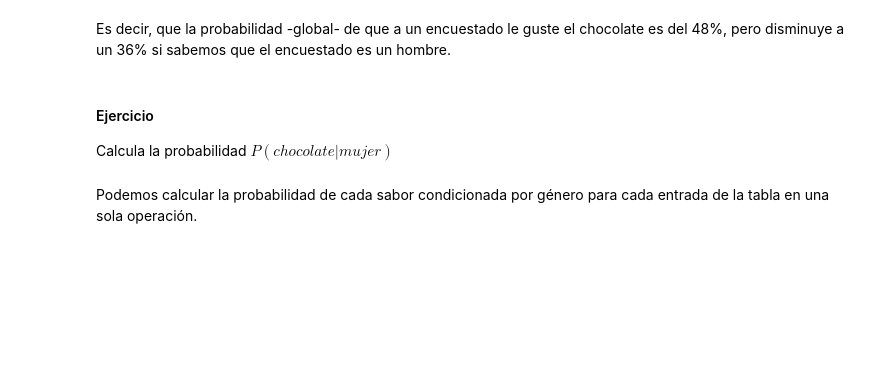
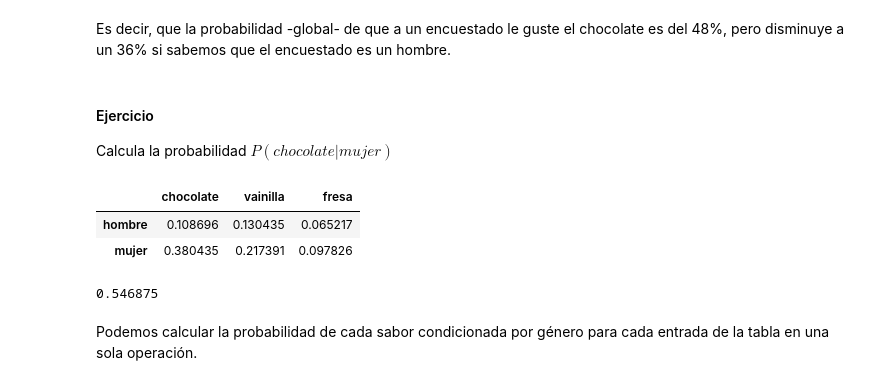
Before and after one commit to Vic263RP/MIA3-Formacion-2023-UV-AI, a Jupyter notebook: B1_HerramientasParaIA/T2_Estadistica/notebookProbabilidad/probabilidad.ipynb, the cells around one changed output. Saved outputs shown, nothing was run; the diff lists cells and outputs as text; code cells hidden in the pictures; blank space fills up the shorter version.

```diff
--- a/B1_HerramientasParaIA/T2_Estadistica/notebookProbabilidad/probabilidad.ipynb
+++ b/B1_HerramientasParaIA/T2_Estadistica/notebookProbabilidad/probabilidad.ipynb
@@ -171,3 +291,15 @@ Calcula la probabilidad $P(chocolate|mujer)$
+# %%
+P
+# %% [output]
+|  | chocolate | vainilla | fresa |
+| hombre | 0.108696 | 0.130435 | 0.065217 |
+| mujer | 0.380435 | 0.217391 | 0.097826 |
+# %%
+#completar
+P_choco_mujer = P['chocolate']['mujer']/P.loc['mujer'].sum()
+P_choco_mujer
+# %% [output]
+0.546875
 # %% [markdown]
 Podemos calcular la probabilidad de cada sabor condicionada por género para cada entrada de la tabla en una sola operación.
 # %%
```
Also changed, not shown: parts of 130 cells of this notebook.
